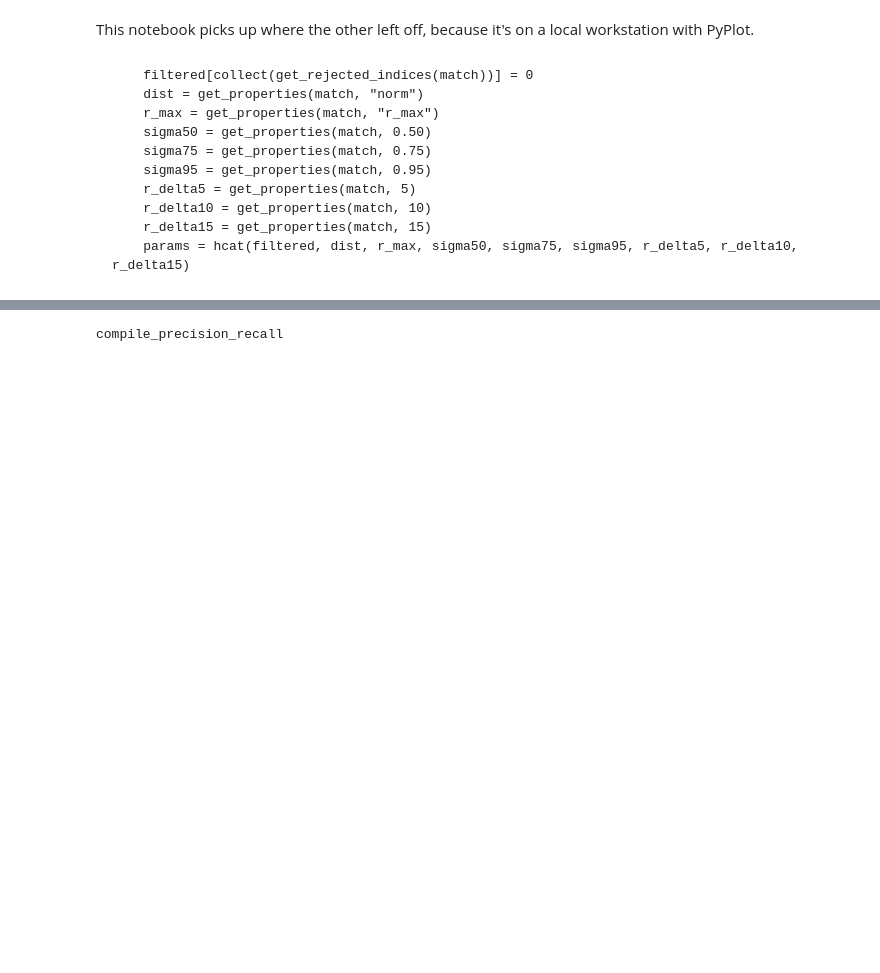
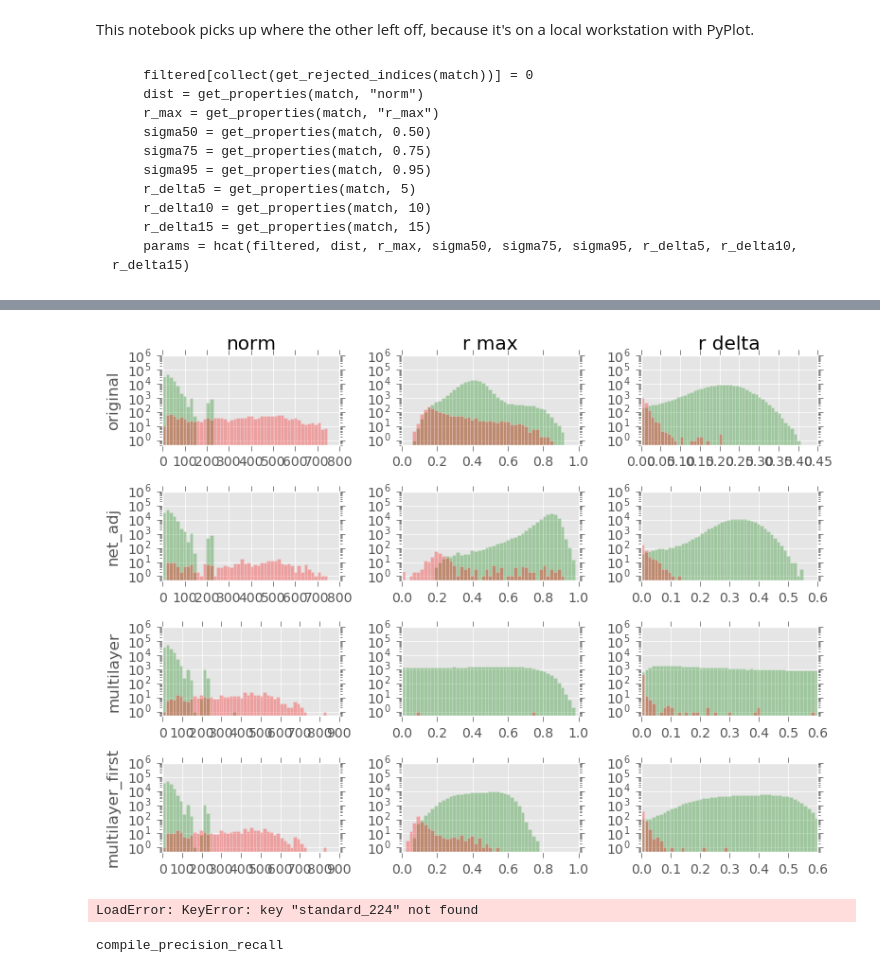
Before and after one commit to seung-lab/FilterFinder, a Jupyter notebook: notebooks/170517_tm_display_pr_curves.ipynb, the cells around one changed output, grey strips where cells are left out. Saved outputs shown, nothing was run; the diff lists cells and outputs as text; code cells hidden in the pictures; blank space fills up the shorter version.

```diff
--- a/notebooks/170517_tm_display_pr_curves.ipynb
+++ b/notebooks/170517_tm_display_pr_curves.ipynb
@@ -97,22 +118,34 @@ end
 # %%
 function plot_meshset_hist_modified(ms_params, total_ms, k)
     axes = []
-    for (i,j) in enumerate([1,2,6])
-        subplot(3, total_ms, 3*(k-1)+i)
+    ls = [1,2,6]
+    #println(k)
+    if k >= 3
+        ls = [1,2,4]
+    end
+    for (i,j) in enumerate(ls)
+        subplot(4, total_ms, 3*(k-1)+i)
         ax = gca()
         ax[:set_ylim]((0.5,10e5))
         ax[:set_yscale]("log")
         binmax = maximum(ms_params[:,j+1])
+        if binmax == Inf
+            binmax = 1
+        end
         if j == 2
             ax[:set_xlim]((0,1))
             binmax = 1
-        elseif j == 6
+        elseif j == 4
             ax[:set_xlim]((0,0.6))
             binmax = 0.6
         end
+        #print(i)
         bins = collect(linspace(0,binmax,50))
-        plt[:hist](ms_params[ms_params[:,1] .== 1, j+1], bins=bins, color="g", alpha=0.3)
-        plt[:hist](ms_params[ms_params[:,1] .== 0, j+1], bins=bins, color="r", alpha=0.3)
+        #print(j)
+        if binmax != Inf
+            plt[:hist](ms_params[ms_params[:,1] .== 1, j+1], bins=bins, color="g", alpha=0.3)
+            plt[:hist](ms_params[ms_params[:,1] .== 0, j+1], bins=bins, color="r", alpha=0.3)
+        end
         push!(axes, ax)
     end
     return axes
@@ -122,30 +155,37 @@ WARNING: Method definition plot_meshset_hist_modified(Any, Any, Any) in module M
 plot_meshset_hist_modified (generic function with 1 method)
 # %%
-pygui(true)
-rows = ["raw", "bandpass", "convnet"]
+#pygui(true)
+rows = ["original", "net_adj","multilayer", "multilayer_first"]
 cols = ["norm", "r max", "r delta"]
 fig = figure()
 # fig, axes = plt[:subplots](nrows=4, ncols=4, figsize=(30,20))
 axes = Array{PyCall.PyObject,2}(length(rows),length(cols))
 for (k, ms_name) in enumerate(rows)
     if ms_name == "convnet"
         ms_name = "net_adj"
     end
     if ms_name == "raw"
         ms_name = "original"
     end
-    ms_params = standard_224[ms_name]
+    ms_params =  exp_params["standard_160"][ms_name]
+
     axes[k,:] = plot_meshset_hist_modified(ms_params, 3, k)
 end
 
 for (ax, col) in zip(axes[1,:], cols)
     ax[:set_title](col) #, fontsize=24)
 end
 for (ax, row) in zip(axes[:,1], rows)
     ax[:set_ylabel](row) #, fontsize=24)
 end
 fig[:tight_layout]()
 plt[:show]()
+# %% [output]
+[figure, added]
+# %%
+exp_params["standard_224"]["multilayer"]
+# %% [output]
+LoadError: KeyError: key "standard_224" not found
 # %%
 rows = ["raw", "bandpass", "convnet"]
 cols = ["norm", "r max", "r delta"]
```
Also changed, not shown: parts of 7 cells of this notebook, 8 other files.
